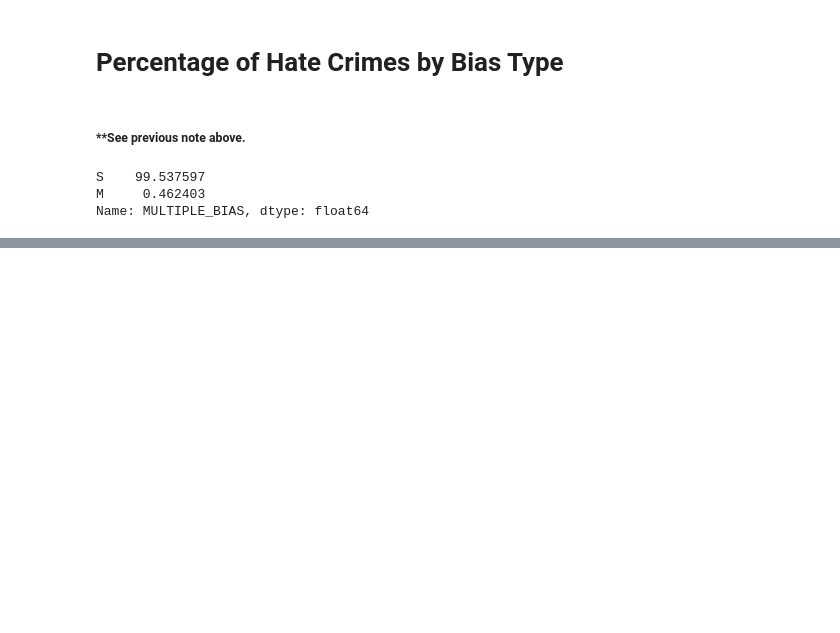
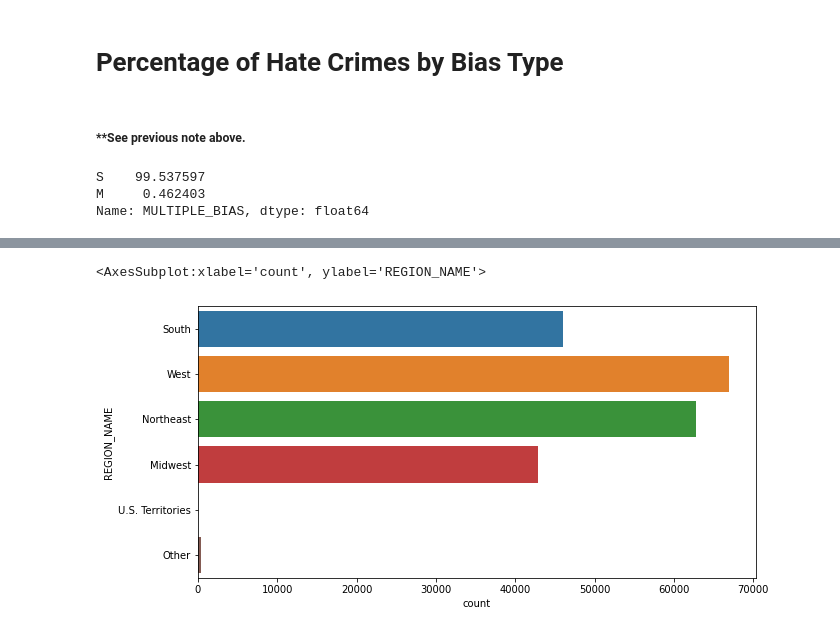
Before and after one commit to dreakian/Practice_Project_Hate_Crime_FBI_CDE, a Jupyter notebook: hate_crime_notebook.ipynb, the cells around one changed output, grey strips where cells are left out. Saved outputs shown, nothing was run; the diff lists cells and outputs as text; code cells hidden in the pictures; blank space fills up the shorter version.

```diff
--- a/hate_crime_notebook.ipynb
+++ b/hate_crime_notebook.ipynb
@@ -3,5 +7,5 @@ import pandas as pd
 # %%
-hc = pd.read_csv("hate_crime.csv")
+hc_df = pd.read_csv("hate_crime.csv")
 # %% [markdown]
 # Dataset source:
 
@@ -462,0 +487,6 @@ Name: MULTIPLE_BIAS, dtype: float64
+# %%
+fig = plt.figure(figsize=(10,5))
+sns.countplot(data=hc_df, y="REGION_NAME")
+# %% [output]
+<AxesSubplot:xlabel='count', ylabel='REGION_NAME'>
+[figure, added]
```
Also changed, not shown: parts of 50 cells of this notebook.
